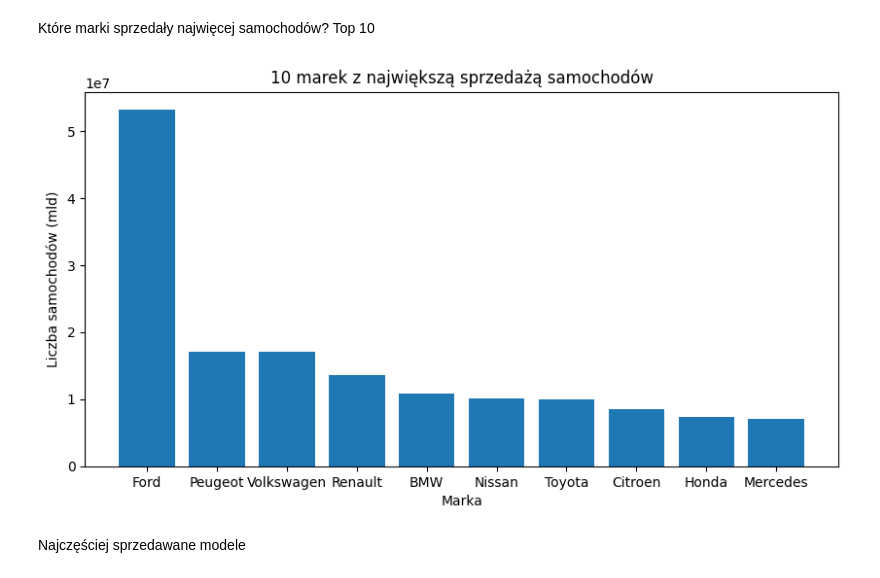
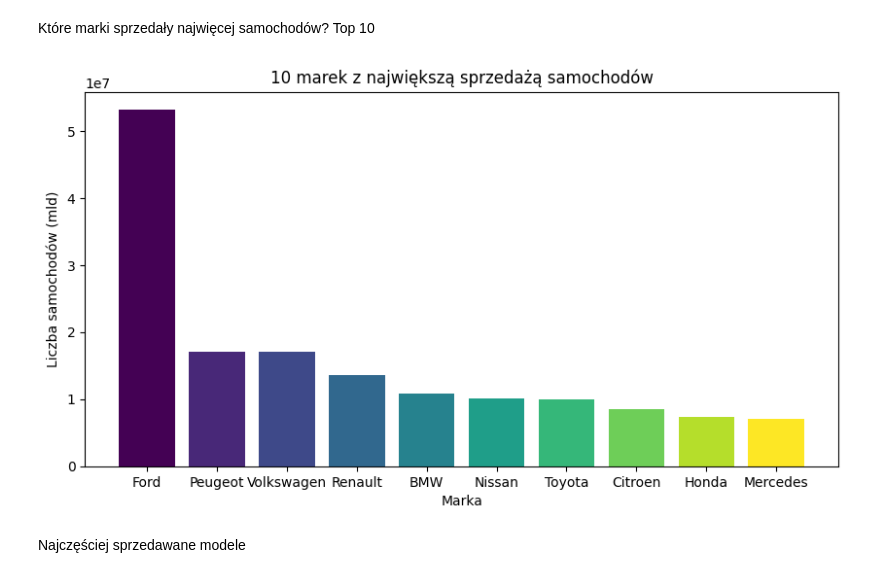
Before and after one commit to dyzioq/data-analysis-project, a Jupyter notebook: notebook.ipynb, the cells around one changed output. Saved outputs shown, nothing was run; the diff lists cells and outputs as text; code cells hidden in the pictures.

```diff
--- a/notebook.ipynb
+++ b/notebook.ipynb
@@ -283,28 +286,28 @@ Które marki sprzedały najwięcej samochodów? Top 10
 # %%
 listOfUniqueBrands = dataSet["Manufacturer"].unique().tolist()
 
 for i in range(len(listOfUniqueBrands)):
     brand = listOfUniqueBrands[i]
     rowsWithBrand = dataSet[dataSet["Manufacturer"]==brand] #rzedy danej marki
     sum = rowsWithBrand["Male"].sum() + rowsWithBrand["Female"].sum() + rowsWithBrand["Unknown"].sum() #sumujemy ilosc samochodow danej marki
     brand = [brand]
     brand.append(sum)
     listOfUniqueBrands[i] = brand
 
 topFiveBrands = sorted(listOfUniqueBrands, reverse=True, key=lambda x: x[1])[:10]
 
 x_values, y_values = zip(*topFiveBrands)
 
-
+colors = plt.cm.viridis(np.linspace(0, 1, 10))
 fig, axes = plt.subplots(figsize=(10,5))
 plt.title("10 marek z największą sprzedażą samochodów")
-plt.bar(x_values, y_values)
+plt.bar(x_values, y_values, color = colors)
 plt.xlabel("Marka")
 plt.ylabel("Liczba samochodów (mld)")
 
 plt.show()
 # %% [output]
-[figure, old version]
+[figure, new version]
 # %% [markdown]
 Najczęściej sprzedawane modele
 # %% [markdown]
```
Also changed, not shown: parts of 19 cells of this notebook.
